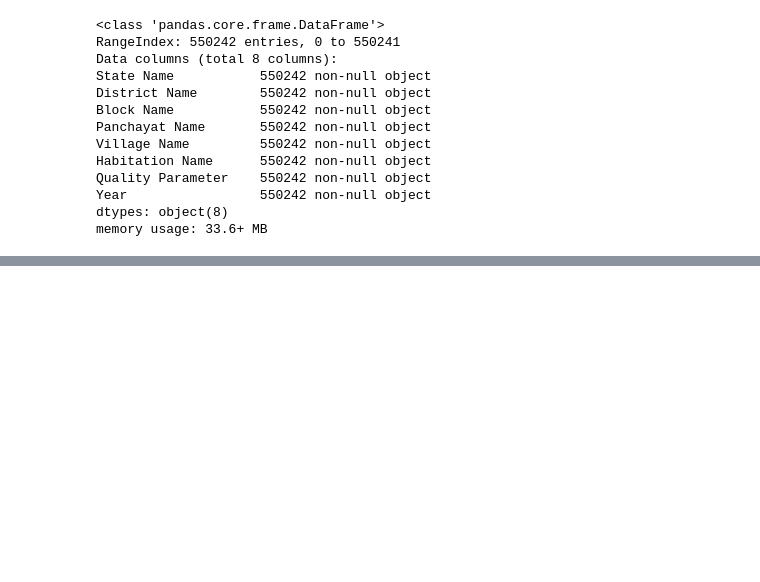
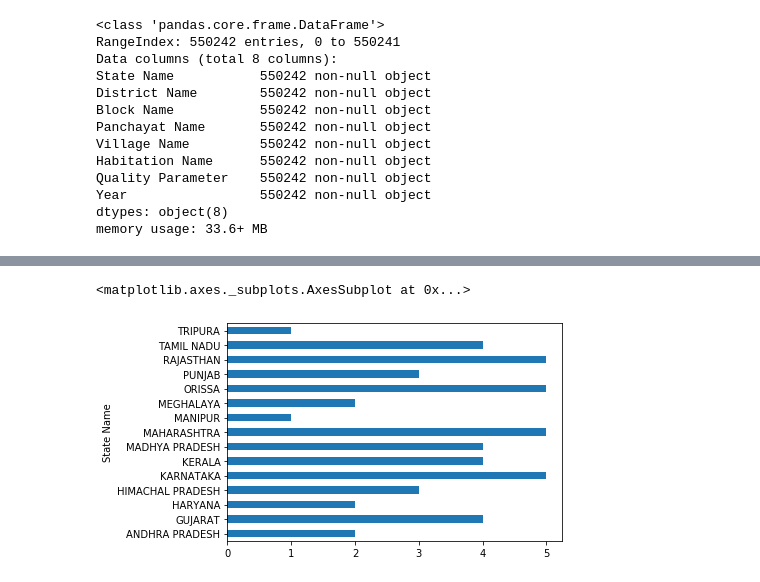
Before and after one commit to steventranlu/Water-Quality-In-India, a Jupyter notebook: India Water Quality Data Cleaning.ipynb, the cells around one changed output, grey strips where cells are left out. Saved outputs shown, nothing was run; the diff lists cells and outputs as text; code cells hidden in the pictures; blank space fills up the shorter version.

```diff
--- a/India Water Quality Data Cleaning.ipynb
+++ b/India Water Quality Data Cleaning.ipynb
@@ -226,0 +154,3 @@ df[df['State Name'] == 'ANDHRA PRADESH']
+# %%
+res = Group1.groupby(['State Name', 'QualityParameter']).size()
+res
@@ -226,0 +175,5 @@ df[df['State Name'] == 'ANDHRA PRADESH']
+# %%
+res.plot.barh()
+# %% [output]
+<matplotlib.axes._subplots.AxesSubplot at 0x...>
+[figure, added]
```
Also changed, not shown: parts of 30 cells of this notebook.
